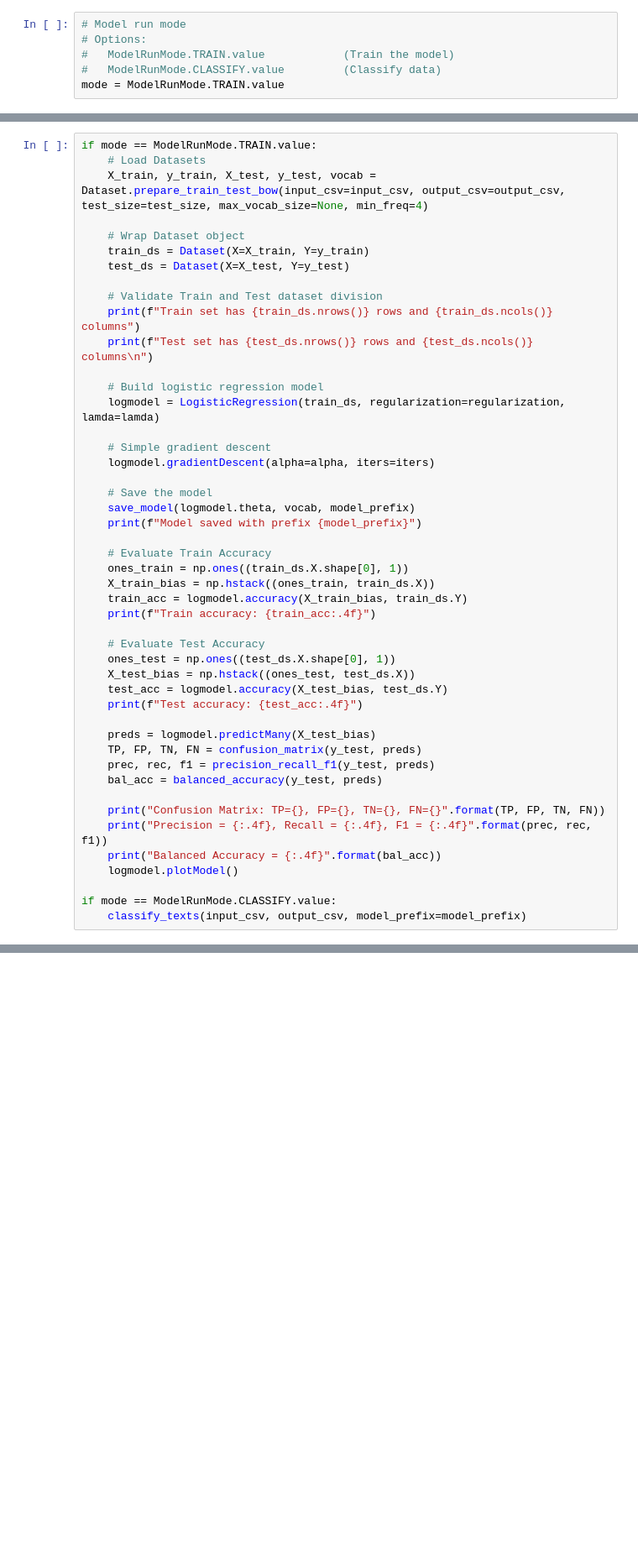
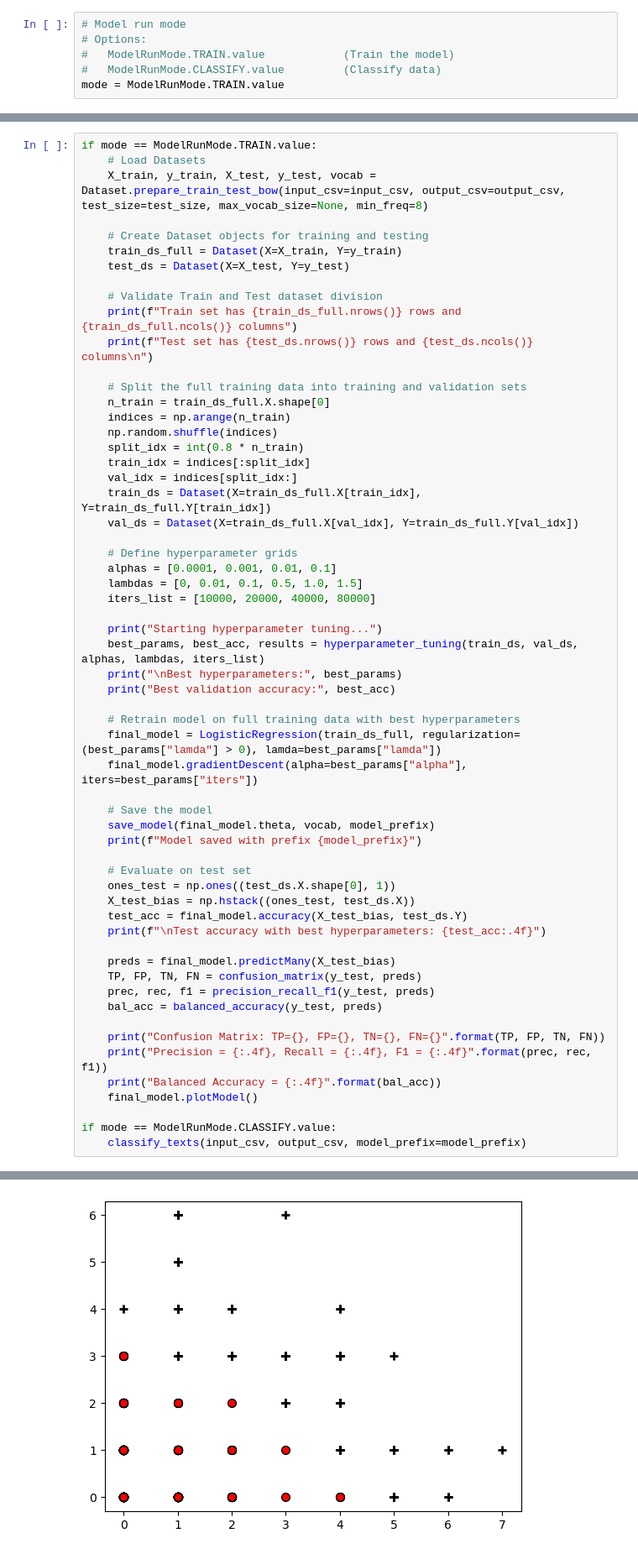
Before and after one commit to eduardoliv/AP-TPG-M1, a Jupyter notebook: tarefa_2/logistic_regression_model.ipynb, the cells around one changed output, grey strips where cells are left out. Shown at 84% size. Cells and saved outputs as stored; diff of their text form; blank space fills up the shorter version.

Commit message:
train model

```diff
--- a/tarefa_2/logistic_regression_model.ipynb
+++ b/tarefa_2/logistic_regression_model.ipynb
@@ -43,39 +43,51 @@ else:
 # %%
 if mode == ModelRunMode.TRAIN.value:
     # Load Datasets
-    X_train, y_train, X_test, y_test, vocab = Dataset.prepare_train_test_bow(input_csv=input_csv, output_csv=output_csv, test_size=test_size, max_vocab_size=None, min_freq=4)
+    X_train, y_train, X_test, y_test, vocab = Dataset.prepare_train_test_bow(input_csv=input_csv, output_csv=output_csv, test_size=test_size, max_vocab_size=None, min_freq=8)
 
-    # Wrap Dataset object
-    train_ds = Dataset(X=X_train, Y=y_train)
+    # Create Dataset objects for training and testing
+    train_ds_full = Dataset(X=X_train, Y=y_train)
     test_ds = Dataset(X=X_test, Y=y_test)
 
     # Validate Train and Test dataset division
-    print(f"Train set has {train_ds.nrows()} rows and {train_ds.ncols()} columns")
+    print(f"Train set has {train_ds_full.nrows()} rows and {train_ds_full.ncols()} columns")
     print(f"Test set has {test_ds.nrows()} rows and {test_ds.ncols()} columns\n")
 
-    # Build logistic regression model
-    logmodel = LogisticRegression(train_ds, regularization=regularization, lamda=lamda)
+    # Split the full training data into training and validation sets
+    n_train = train_ds_full.X.shape[0]
+    indices = np.arange(n_train)
+    np.random.shuffle(indices)
+    split_idx = int(0.8 * n_train)
+    train_idx = indices[:split_idx]
+    val_idx = indices[split_idx:]
+    train_ds = Dataset(X=train_ds_full.X[train_idx], Y=train_ds_full.Y[train_idx])
+    val_ds = Dataset(X=train_ds_full.X[val_idx], Y=train_ds_full.Y[val_idx])
 
-    # Simple gradient descent
-    logmodel.gradientDescent(alpha=alpha, iters=iters)
+    # Define hyperparameter grids
+    alphas = [0.0001, 0.001, 0.01, 0.1]
+    lambdas = [0, 0.01, 0.1, 0.5, 1.0, 1.5]
+    iters_list = [10000, 20000, 40000, 80000]
+
+    print("Starting hyperparameter tuning...")
+    best_params, best_acc, results = hyperparameter_tuning(train_ds, val_ds, alphas, lambdas, iters_list)
+    print("\nBest hyperparameters:", best_params)
+    print("Best validation accuracy:", best_acc)
+
+    # Retrain model on full training data with best hyperparameters
+    final_model = LogisticRegression(train_ds_full, regularization=(best_params["lamda"] > 0), lamda=best_params["lamda"])
+    final_model.gradientDescent(alpha=best_params["alpha"], iters=best_params["iters"])
 
     # Save the model
-    save_model(logmodel.theta, vocab, model_prefix)
+    save_model(final_model.theta, vocab, model_prefix)
     print(f"Model saved with prefix {model_prefix}")
 
-    # Evaluate Train Accuracy
-    ones_train = np.ones((train_ds.X.shape[0], 1))
-    X_train_bias = np.hstack((ones_train, train_ds.X))
-    train_acc = logmodel.accuracy(X_train_bias, train_ds.Y)
-    print(f"Train accuracy: {train_acc:.4f}")
-
-    # Evaluate Test Accuracy
+    # Evaluate on test set
     ones_test = np.ones((test_ds.X.shape[0], 1))
     X_test_bias = np.hstack((ones_test, test_ds.X))
-    test_acc = logmodel.accuracy(X_test_bias, test_ds.Y)
-    print(f"Test accuracy: {test_acc:.4f}")
+    test_acc = final_model.accuracy(X_test_bias, test_ds.Y)
+    print(f"\nTest accuracy with best hyperparameters: {test_acc:.4f}")
 
-    preds = logmodel.predictMany(X_test_bias)
+    preds = final_model.predictMany(X_test_bias)
     TP, FP, TN, FN = confusion_matrix(y_test, preds)
     prec, rec, f1 = precision_recall_f1(y_test, preds)
     bal_acc = balanced_accuracy(y_test, preds)
@@ -83,7 +95,8 @@ if mode == ModelRunMode.TRAIN.value:
     print("Confusion Matrix: TP={}, FP={}, TN={}, FN={}".format(TP, FP, TN, FN))
     print("Precision = {:.4f}, Recall = {:.4f}, F1 = {:.4f}".format(prec, rec, f1))
     print("Balanced Accuracy = {:.4f}".format(bal_acc))
-    logmodel.plotModel()
+    final_model.plotModel()
 
 if mode == ModelRunMode.CLASSIFY.value:
     classify_texts(input_csv, output_csv, model_prefix=model_prefix)
+# %% [output]
@@ -89,0 +120 @@ if mode == ModelRunMode.CLASSIFY.value:
+[figure, added]
```
Also changed, not shown: parts of 2 cells of this notebook, 4 other files.
